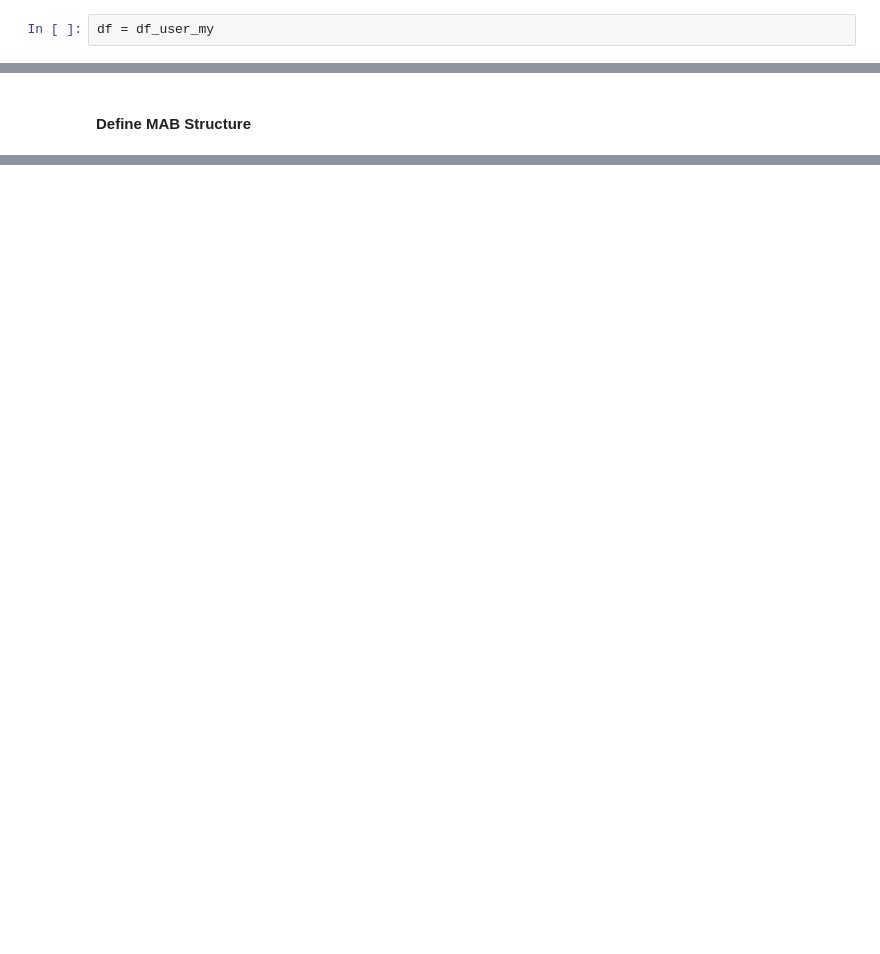
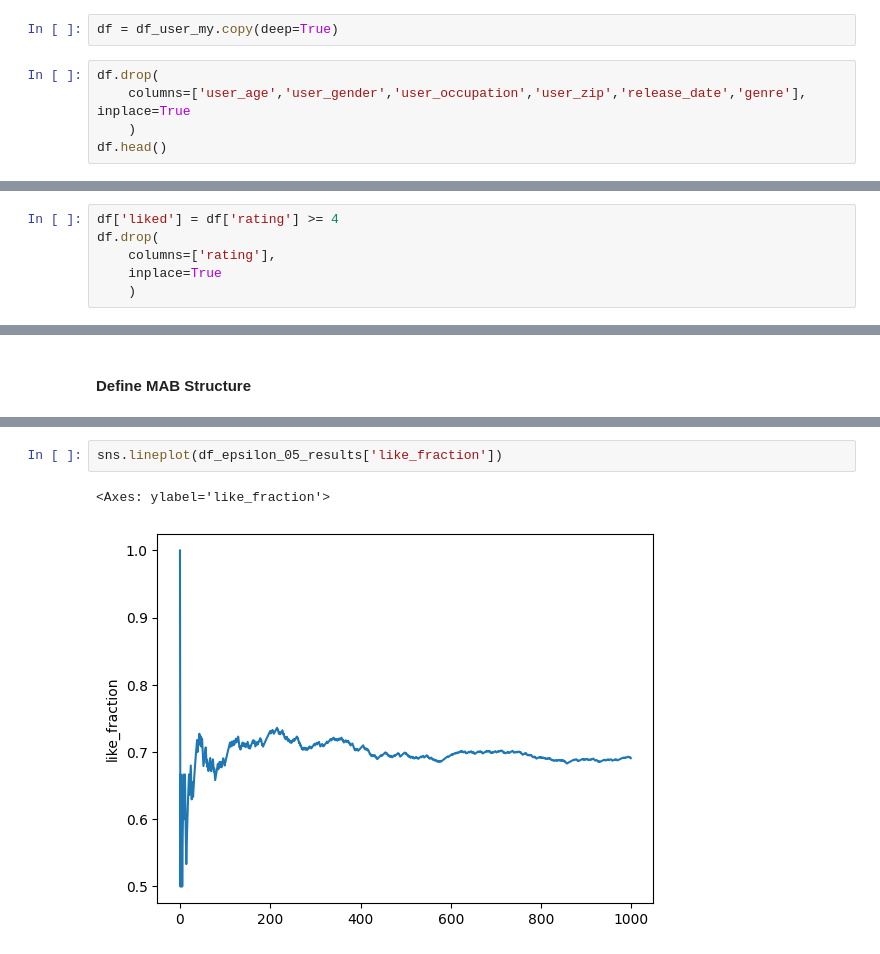
Before and after one commit to Cgolling/LLP_IS4242, a Jupyter notebook: A3_MAB.ipynb, the cells around one changed output, grey strips where cells are left out. Saved outputs shown, nothing was run; the diff lists cells and outputs as text; blank space fills up the shorter version.

```diff
--- a/A3_MAB.ipynb
+++ b/A3_MAB.ipynb
@@ -65,4 +65,9 @@ df_user_groups['my']
 # %%
 # TODO generalise to all four groups. For development purposes we start by restricting ourselves to only the `my` dataframe.
 # %%
-df = df_user_my
+df = df_user_my.copy(deep=True)
+# %%
+df.drop(
+    columns=['user_age','user_gender','user_occupation','user_zip','release_date','genre'], inplace=True
+    )
+df.head()
@@ -68,0 +81,6 @@ df = df_user_my
+# %%
+df['liked'] = df['rating'] >= 4
+df.drop(
+    columns=['rating'],
+    inplace=True
+    )
@@ -152,0 +252,5 @@ class EpsilonTrainer(object):
+# %%
+sns.lineplot(df_epsilon_05_results['like_fraction'])
+# %% [output]
+<Axes: ylabel='like_fraction'>
+[figure, added]
```
Also changed, not shown: parts of 5 cells of this notebook.
